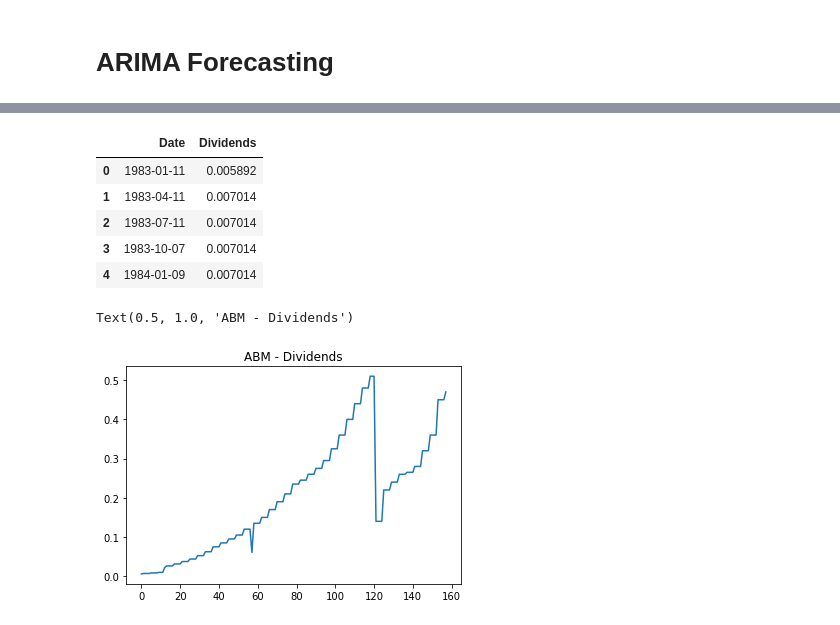
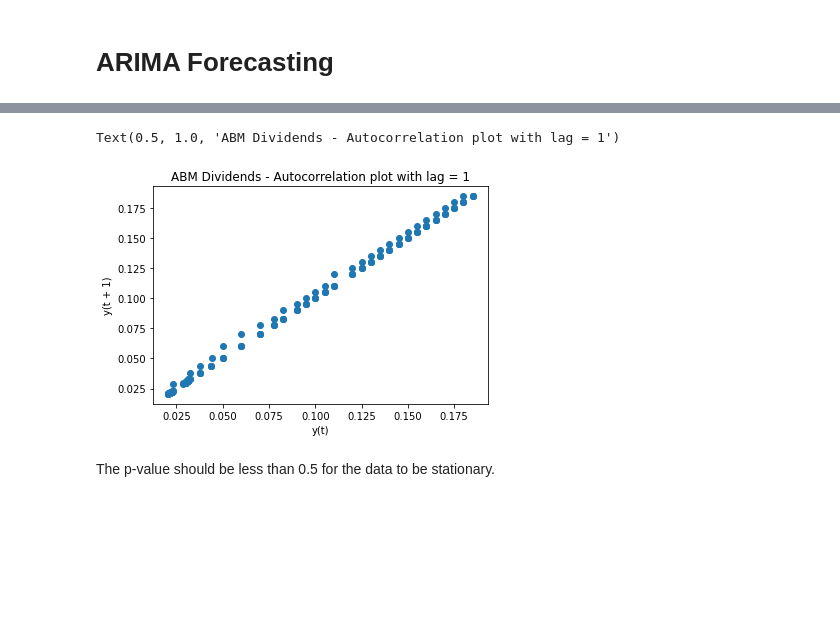
Before and after one commit to danpelis/DividendChampionPredictor, a Jupyter notebook: ARIMA_Forecasting.ipynb, the cells around one changed output, grey strips where cells are left out. Cells and saved outputs as stored; diff of their text form; code cells hidden in the pictures; blank space fills up the shorter version.

```diff
--- a/ARIMA_Forecasting.ipynb
+++ b/ARIMA_Forecasting.ipynb
@@ -12,15 +38,14 @@ from sklearn.metrics import mean_squared_error
+# %%
+plt.figure()
+lag_plot(dividends, lag=1)
+plt.title(f'{company} Dividends - Autocorrelation plot with lag = 1')
+# %% [output]
+Text(0.5, 1.0, 'ABM Dividends - Autocorrelation plot with lag = 1')
+[figure, added]
+# %% [markdown]
+The p-value should be less than 0.5 for the data to be stationary.
 # %%
 def perform_adf_test(series):
     result = adfuller(series)
     print('ADF Statistic: %f' % result[0])
     print('p-value: %f' % result[1])
-# %%
-df = pd.read_csv("ABT_dividends.csv")
-df.head(5)
-# %% [output]
-|  | Date | Dividends |
-| 0 | 1983-01-11 | 0.005892 |
-| 1 | 1983-04-11 | 0.007014 |
-| 2 | 1983-07-11 | 0.007014 |
-| 3 | 1983-10-07 | 0.007014 |
-| 4 | 1984-01-09 | 0.007014 |
@@ -29,6 +51,0 @@ dividends = df['Dividends']
-# %%
-plt.plot(dividends)
-plt.title('ABM - Dividends')
-# %% [output]
-Text(0.5, 1.0, 'ABM - Dividends')
-[figure, removed]
```
Also changed, not shown: parts of 16 cells of this notebook.
